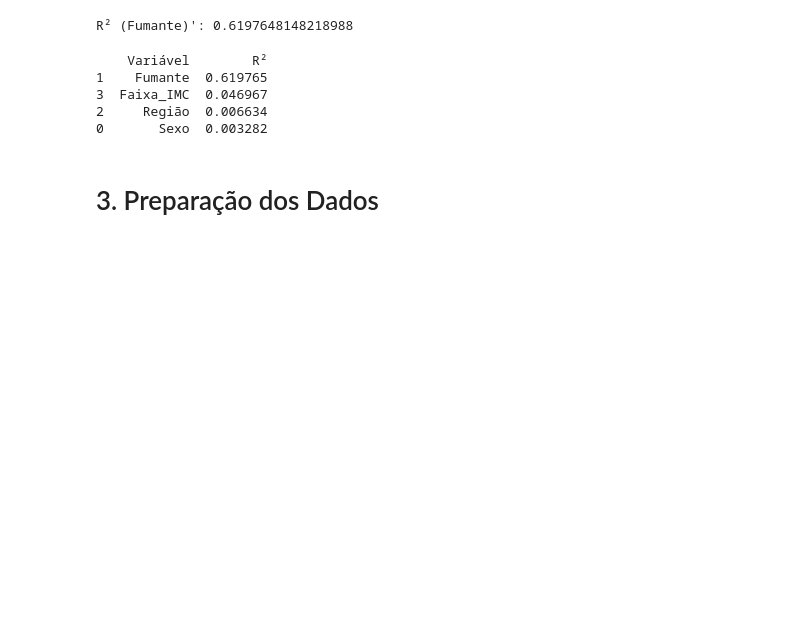
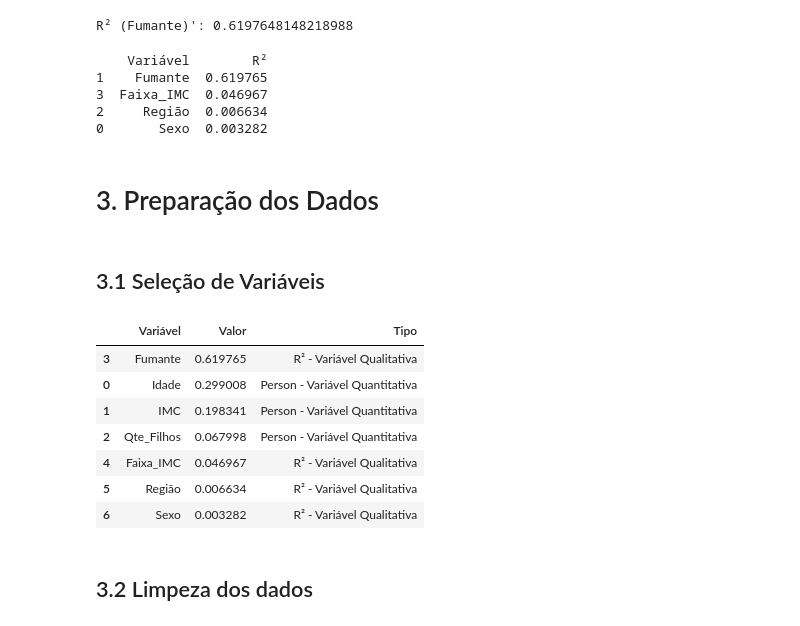
Before and after one commit to pauloivicentin/projeto_healthy_analytics, a Jupyter notebook: notebooks/analises_do_projeto.ipynb, the cells around one changed output. Saved outputs shown, nothing was run; the diff lists cells and outputs as text; code cells hidden in the pictures; blank space fills up the shorter version.

```diff
--- a/notebooks/analises_do_projeto.ipynb
+++ b/notebooks/analises_do_projeto.ipynb
@@ -662,8 +630,8 @@ for var in variaveis_qualitativas:
     resultados.append((var, r2))
 
 # Exibe em formato de tabela
-r2_df = pd.DataFrame(resultados, columns=['Variável', 'R²']).sort_values('R²', ascending=False)
-print(r2_df)
+resultados_r2 = pd.DataFrame(resultados, columns=['Variável', 'R²']).sort_values('R²', ascending=False)
+print(resultados_r2)
 # %% [output]
     Variável        R²
 1    Fumante  0.619765
@@ -672,3 +640,33 @@ print(r2_df)
 0       Sexo  0.003282
 # %% [markdown]
 # 3. Preparação dos Dados
+# %% [markdown]
+## 3.1 Seleção de Variáveis
+# %%
+resultados_corr = (   #Criando a tabela de correlações
+    correlacao[['Custo_Saude']]
+    .drop('Custo_Saude')
+    .rename(columns={'Custo_Saude': 'Correlacao'})
+    .reset_index()
+    .rename(columns={'index': 'Variável'})
+)
+resultados_corr['Tipo'] = 'Person - Variável Quantitativa' # Adicionando a coluna de tipo
+resultados_corr.rename(columns={'Variável': 'Variável', 'Correlacao': 'Valor', 'Tipo': 'Tipo'}, inplace=True) # Renomeando as colunas para manter a consistência
+
+resultados_r2['Tipo'] = 'R² - Variável Qualitativa' # Adicionando a coluna de tipo
+resultados_r2.rename(columns={'Variável': 'Variável', 'R²': 'Valor', 'Tipo': 'Tipo'}, inplace=True) # Renomeando as colunas para manter a consistência
+
+ranking = pd.concat([resultados_corr, resultados_r2], ignore_index=True) # Concatenando os dois resultados em um único DataFrame
+ranking = ranking.sort_values(by='Valor', ascending=False) # Ordenando o dataframe pelo valor da correlação/R²
+ranking
+# %% [output]
+|  | Variável | Valor | Tipo |
+| 3 | Fumante | 0.619765 | R² - Variável Qualitativa |
+| 0 | Idade | 0.299008 | Person - Variável Quantitativa |
+| 1 | IMC | 0.198341 | Person - Variável Quantitativa |
+| 2 | Qte_Filhos | 0.067998 | Person - Variável Quantitativa |
+| 4 | Faixa_IMC | 0.046967 | R² - Variável Qualitativa |
+| 5 | Região | 0.006634 | R² - Variável Qualitativa |
+| 6 | Sexo | 0.003282 | R² - Variável Qualitativa |
+# %% [markdown]
+## 3.2 Limpeza dos dados
```
Also changed, not shown: parts of 18 cells of this notebook, 1 other file.
